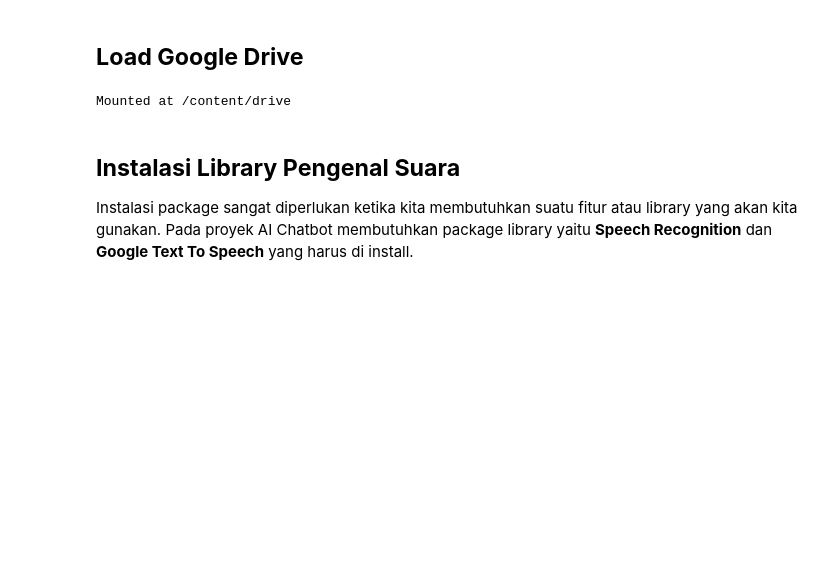
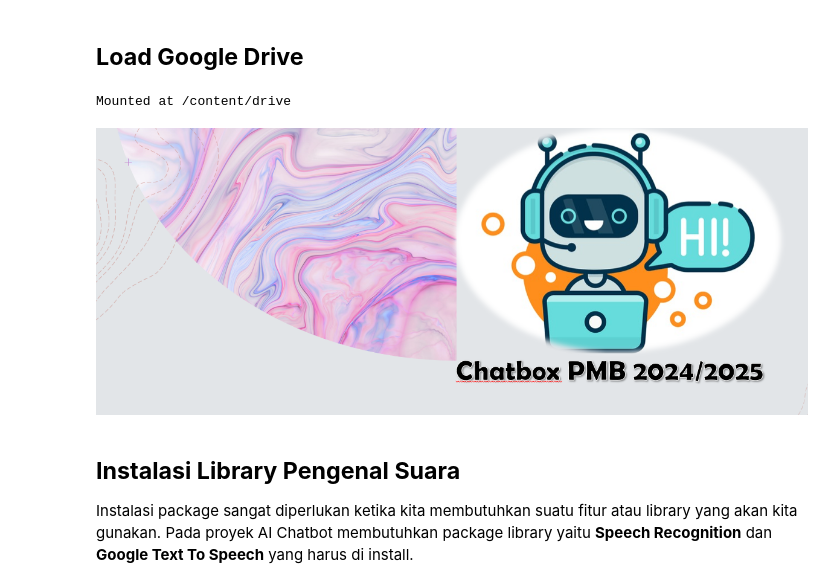
Before and after one commit to rahadiyant/Chatbotku-AI, a Jupyter notebook: Chatbot_PMB.ipynb, the cells around one changed output. Saved outputs shown, nothing was run; the diff lists cells and outputs as text; code cells hidden in the pictures; blank space fills up the shorter version.

```diff
--- a/Chatbot_PMB.ipynb
+++ b/Chatbot_PMB.ipynb
@@ -31,6 +31,17 @@ file_path = '/content/datainten_haklichat.json'
 drive.mount('/content/drive')
 # %% [output]
 Mounted at /content/drive
+# %%
+import cv2
+from google.colab.patches import cv2_imshow
+
+# Corrected file path with the comma between arguments
+img = cv2.imread('/content/chatboxPMB.png', cv2.IMREAD_UNCHANGED)
+
+# Display the image
+cv2_imshow(img)
+# %% [output]
+[figure, added]
 # %% [markdown]
 ## **Instalasi Library Pengenal Suara**
 
```
